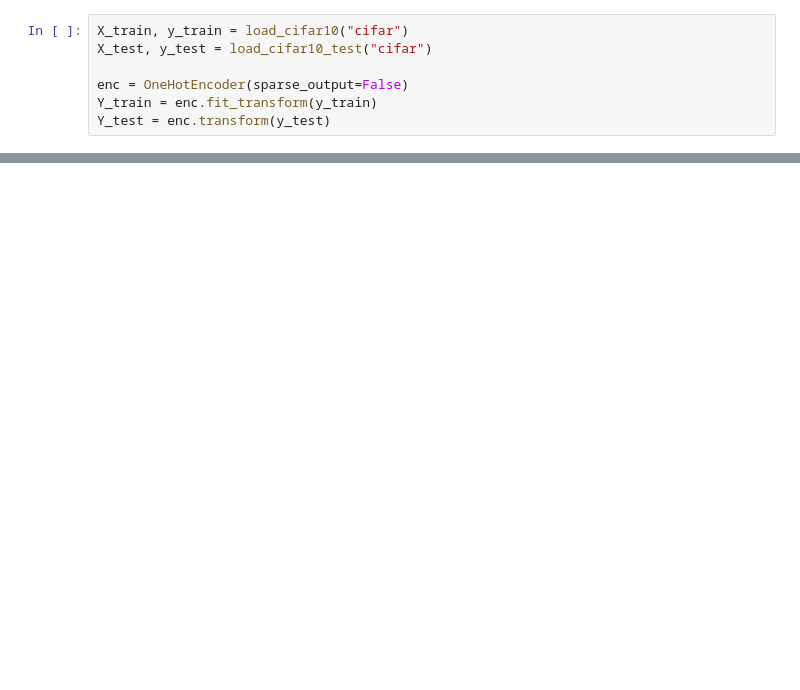
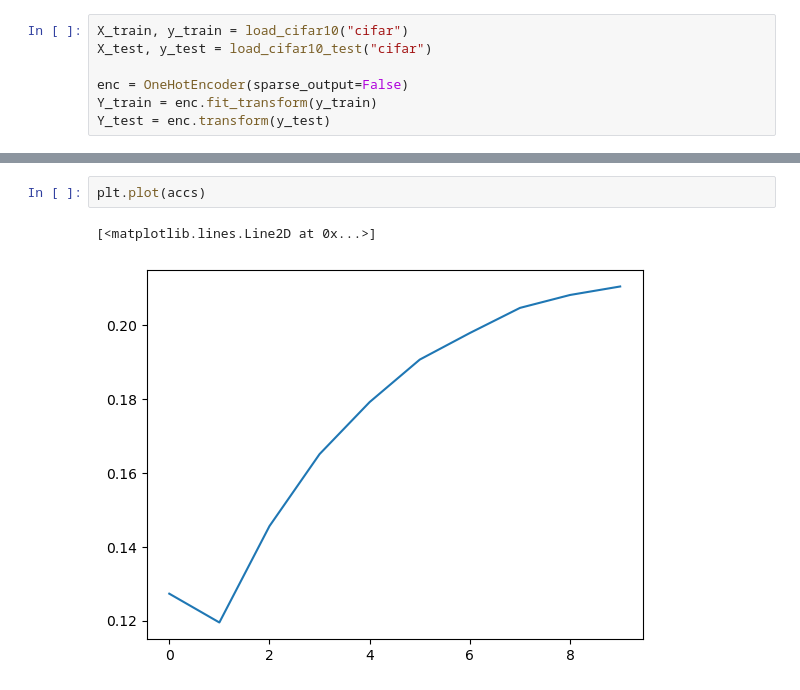
Before and after one commit to MimoHasPurpose/mtech_sem_1, a Jupyter notebook: ann/ANN_A1_Group01/q1.ipynb, the cells around one changed output, grey strips where cells are left out. Cells and saved outputs as stored; diff of their text form; blank space fills up the shorter version.

```diff
--- a/ann/ANN_A1_Group01/q1.ipynb
+++ b/ann/ANN_A1_Group01/q1.ipynb
@@ -127,0 +172,5 @@ model=train_model(X_train, Y_train, X_test, Y_test, [100], "model_1layer", epoch
+# %%
+plt.plot(accs)
+# %% [output]
+[<matplotlib.lines.Line2D at 0x...>]
+[figure, added]
```
Also changed, not shown: parts of 20 cells of this notebook, 4 other files.
